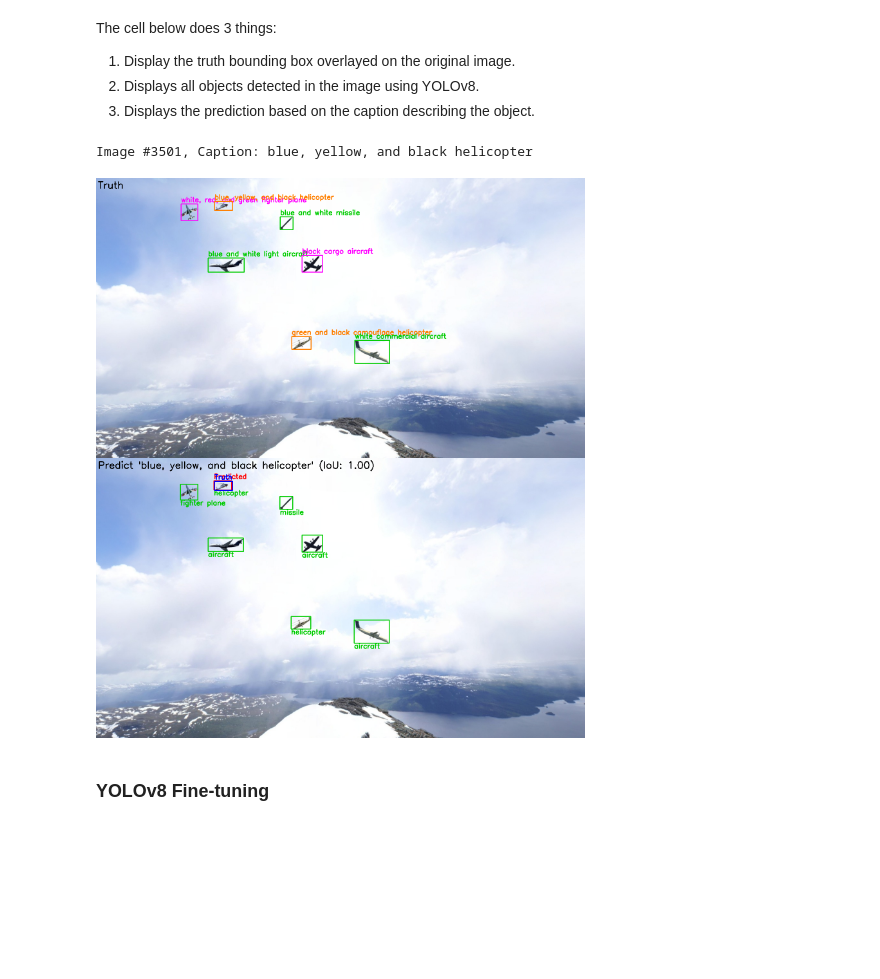
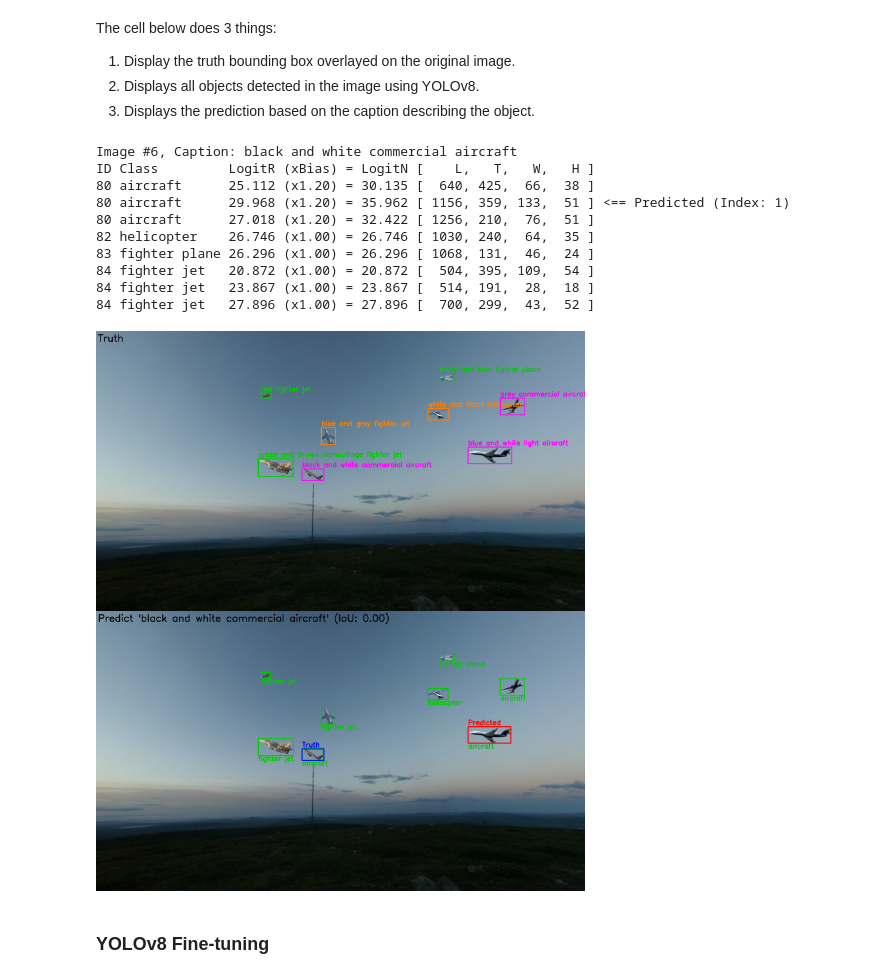
Before and after one commit to lunarbunny/til-24-siewsugar, a Jupyter notebook: playground_vlm.ipynb, the cells around one changed output. Drawn from its saved outputs; the diff is of its cells as text; code cells hidden in the pictures; blank space fills up the shorter version.

Commit message:
[VLM] Yolo 0.7 accuracy

```diff
--- a/playground_vlm.ipynb
+++ b/playground_vlm.ipynb
@@ -20,7 +20,7 @@ truth_jsonl_file = track_dataset_dir / "vlm.jsonl"
 
 from ultralytics import YOLO
 # YOLO_MODEL_NAME = "yolov8m.pt"
-YOLO_MODEL_NAME = "vlm/models/yolov8m-v1-300/weights/best.pt"
+YOLO_MODEL_NAME = "./vlm/models/yolov8m-v1-300/weights/best.pt"
 yolo_model = YOLO(YOLO_MODEL_NAME)
 class_id_to_name = yolo_model.names # See datasets/yolov8/data.yaml for the full class mapping
 # %%
@@ -118,7 +118,7 @@ clip_model = CLIPModel.from_pretrained(MODEL).to(device)
 clip_processor = CLIPProcessor.from_pretrained(MODEL)
 # %%
 # Set image number and caption to predict here
-image_no, caption_idx = 3501, 5
+image_no, caption_idx = 6, 7
 
 # Display truth bounding box for selected image based on vlm.jsonl
 img_path = Path(f"{'/home/jupyter/' if on_gcp else ''}advanced/images/image_{image_no}.jpg")
@@ -126,46 +126,79 @@ caption = None
 with open(truth_jsonl_file) as f:
     for i, line in enumerate(f):
         if i == int(image_no):
             data = json.loads(line)
             for idx, annotation in enumerate(data["annotations"]):
                 if idx == caption_idx:
                     caption = annotation["caption"]
                 annotation["class"] = extract_object_class(annotation["caption"], return_name=True)
             break
 truth_img = display_image(img_path.as_posix(), data["annotations"], title="Truth", show=False)
+print(f"Image #{image_no}, Caption: {caption}")
 
 # Object detection with YOLO
-yolo_result = yolo_model(img_path, half=True, conf=0.1, verbose=False)[0]
+yolo_result = yolo_model(img_path, half=True, conf=0.1, verbose=False, classes=[i for i in range(80, 86)])[0]
 yolo_annotations = []
 for box, cls in zip(yolo_result.boxes.xywh, yolo_result.boxes.cls):
     x, y, w, h = box.tolist()
     # Crop bounding boxes from orginal image
-    left, top, w, h = int(x-(w/2)), int(y-(h/2)), int(w), int(h)
-    cropped = yolo_result.orig_img[top:top+h, left:left+w, ::-1] # BGR to RGB
-    obj_class = class_id_to_name[cls.item()]
-    # print(f"[{left}, {top}, {w}, {h}] {cls.int().item()} {obj_class}")
-    yolo_annotations.append({"image": cropped, "bbox": [left, top, w, h], "class": f"{obj_class}"})
+    l, t, w, h = int(x-(w/2)), int(y-(h/2)), int(w), int(h)
+    cropped = yolo_result.orig_img[t:t+h, l:l+w, ::-1] # BGR to RGB
+    class_id = cls.int().item()
+    yolo_annotations.append({"image": cropped, "bbox": [l, t, w, h], "class": class_id_to_name[class_id], "class_id": class_id})
 # display_image(img_path.as_posix(), yolo_annotations, title="Detect")
+
+# Sort annotations by class_id, then by bbox left-top position
+yolo_annotations.sort(key=lambda x: (x["class_id"], x["bbox"][0], x["bbox"][1]))
 
 # Predict bbox from caption with CLIP
 if caption is not None:
     inputs = clip_processor(text=caption, images=[a["image"] for a in yolo_annotations], return_tensors="pt", padding=True).to(device)
     with torch.no_grad():
         outputs = clip_model(**inputs)
     logits_per_image = outputs.logits_per_image # image-text similarity score
-    best_match_idx = logits_per_image.argmax(dim=0).item()
 
+    # Apply bias to logits based on class_id
+    cap_class_id = extract_object_class(caption)
+    bias_factors = torch.ones_like(logits_per_image)
+    bias_indexes = [idx for idx, anno in enumerate(yolo_annotations) if anno["class_id"] == cap_class_id]
+    if len(bias_indexes) > 0:
+        bias_factors[bias_indexes] = 1.2
+        logits_biased = logits_per_image * bias_factors
+    else:
+        logits_biased = logits_per_image
+
+    # Find the best matching image based on the highest score
+    best_match_idx = logits_biased.argmax(dim=0).item()
+
+    # Debug prints
+    print("{:2} {:13} {:6} ({:>5}) = {:6} [ {:>4},{:>4},{:>4},{:>4} ]".format("ID", "Class", "LogitR", "xBias", "LogitN", "L", "T", "W", "H"))
+    for idx, anno_logits_bias in enumerate(zip(yolo_annotations, logits_per_image.tolist(), bias_factors.tolist())):
+        anno, logit, bias = anno_logits_bias
+        print("{:2} {:13} {:.3f} (x{:.2f}) = {:.3f} [ {:4},{:4},{:4},{:4} ]"
+              .format(anno["class_id"], anno["class"], logit[0], bias[0], logit[0] * bias[0], *anno["bbox"]), end="")
+        print(f" <== Predicted (Index: {idx})") if idx == best_match_idx else print()
+
+    # IoU calculation
     truth_anno = [anno for anno in data["annotations"] if caption == anno["caption"]][0]
-    iou = bb_iou(yolo_annotations[best_match_idx]["bbox"], truth_anno["bbox"])
+    predict_anno = yolo_annotations[best_match_idx]
+    iou = bb_iou(predict_anno["bbox"], truth_anno["bbox"])
     predict_img = display_image(img_path.as_posix(), yolo_annotations, title=f"Predict '{caption}' (IoU: {iou:.2f})",
-                                truth_bbox=truth_anno["bbox"], predict_idx=best_match_idx, colours=[(0, 204, 0)], show=False)
+                                truth_bbox=truth_anno["bbox"], predict_idx=best_match_idx,
+                                colours=[(0, 204, 0)], show=False)
     truth_img = np.concatenate([truth_img, predict_img], axis=0)
-
-print(f"Image #{image_no}, Caption: {caption}")
 display(Image.fromarray(truth_img))
 # %% [output]
-Image #3501, Caption: blue, yellow, and black helicopter
+Image #6, Caption: black and white commercial aircraft
+ID Class         LogitR (xBias) = LogitN [    L,   T,   W,   H ]
+80 aircraft      25.112 (x1.20) = 30.135 [  640, 425,  66,  38 ]
+80 aircraft      29.968 (x1.20) = 35.962 [ 1156, 359, 133,  51 ] <== Predicted (Index: 1)
+80 aircraft      27.018 (x1.20) = 32.422 [ 1256, 210,  76,  51 ]
+82 helicopter    26.746 (x1.00) = 26.746 [ 1030, 240,  64,  35 ]
+83 fighter plane 26.296 (x1.00) = 26.296 [ 1068, 131,  46,  24 ]
+84 fighter jet   20.872 (x1.00) = 20.872 [  504, 395, 109,  54 ]
+84 fighter jet   23.867 (x1.00) = 23.867 [  514, 191,  28,  18 ]
+84 fighter jet   27.896 (x1.00) = 27.896 [  700, 299,  43,  52 ]
-[figure, old version]
+[figure, new version]
 # %% [markdown]
 ### YOLOv8 Fine-tuning
 # %%
```
Also changed, not shown: 1 other file.
